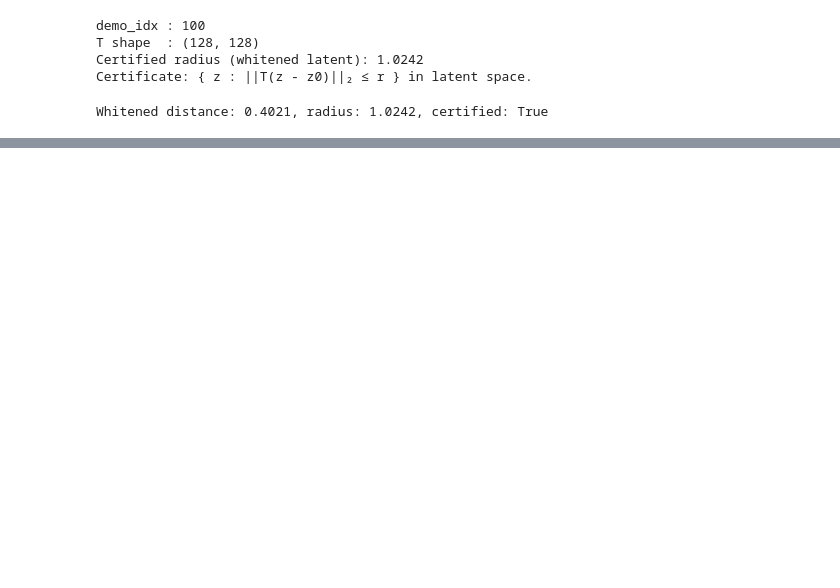
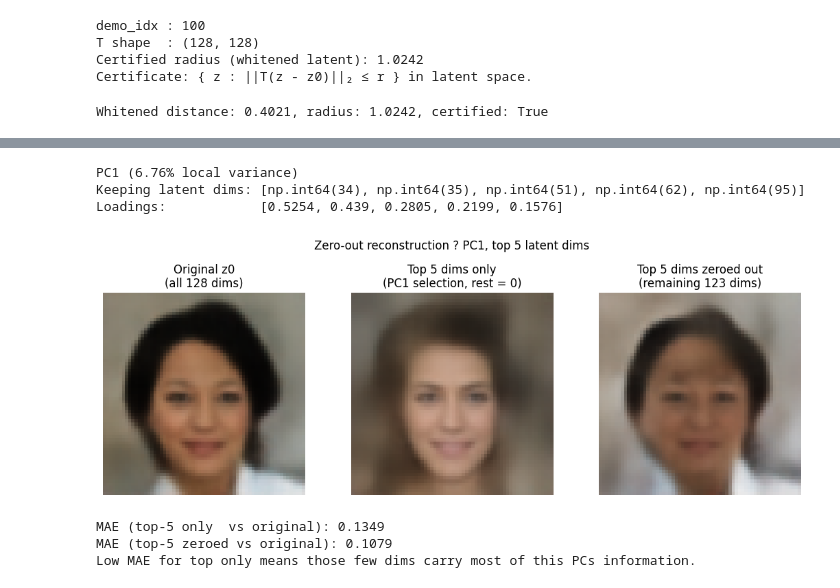
Before and after one commit to daniyaniazi/RandomizedSmothingmanifold, a Jupyter notebook: notebooks/Celeba_LatentManiSmooth.ipynb, the cells around one changed output, grey strips where cells are left out. Saved outputs shown, nothing was run; the diff lists cells and outputs as text; code cells hidden in the pictures; blank space fills up the shorter version.

```diff
--- a/notebooks/Celeba_LatentManiSmooth.ipynb
+++ b/notebooks/Celeba_LatentManiSmooth.ipynb
@@ -258,0 +701,76 @@ Whitened distance: 0.4021, radius: 1.0242, certified: True
+# %%
+# Zero-out reconstruction: keep only top-N latent dims for a chosen PC, zero all others
+# Run Cells 1-3 first (setup, kNN index, helper functions).
+
+pc_for_zeroing  = 1    # which PC to use for selecting important dims (1-based)
+top_n_keep      = 5    # how many top latent dims to keep non-zero
+demo_idx_zero   = 100  # which sample to reconstruct
+k_zero          = 500
+
+# Build local PCA around the sample
+z0_z = to_latent_np(knn_index.get_item_vector(demo_idx_zero))
+nn_ids_z = knn_index.get_nns_by_item(demo_idx_zero, k_zero)
+Z_loc_z = np.stack([to_latent_np(knn_index.get_item_vector(i)) for i in nn_ids_z], axis=0)
+mu_z = Z_loc_z.mean(axis=0)
+Z_c_z = Z_loc_z - mu_z
+
+pca_z = PCA(n_components=min(k_zero, LATENT_DIM))
+pca_z.fit(Z_c_z)
+Vt_z  = pca_z.components_
+evr_z = pca_z.explained_variance_ratio_
+
+# Top latent dims for the chosen PC (by absolute loading)
+pc_idx_z = pc_for_zeroing - 1
+abs_load_z = np.abs(Vt_z[pc_idx_z])
+top_dims_z = np.argsort(-abs_load_z)[:top_n_keep]
+
+print(f"PC{pc_for_zeroing} ({evr_z[pc_idx_z]*100:.2f}% local variance)")
+print(f"Keeping latent dims: {list(top_dims_z)}")
+print(f"Loadings:            {[round(float(abs_load_z[d]),4) for d in top_dims_z]}")
+
+# Build masked versions of z0
+z_full_kept  = z0_z.copy()                        # original, unchanged
+z_top_only   = np.zeros_like(z0_z)               # all zeros except top-N dims
+z_top_only[top_dims_z] = z0_z[top_dims_z]
+
+z_zeroed_out = z0_z.copy()                        # original with top-N zeroed
+z_zeroed_out[top_dims_z] = 0.0
+
+# Decode all three
+img_orig      = np.clip(decode_z_to_img(z_full_kept),  0.0, 1.0)
+img_top_only  = np.clip(decode_z_to_img(z_top_only),   0.0, 1.0)
+img_zeroed    = np.clip(decode_z_to_img(z_zeroed_out),  0.0, 1.0)
+
+# Show side by side
+fig, axes = plt.subplots(1, 3, figsize=(11, 3.8))
+
+axes[0].imshow(img_orig)
+axes[0].set_title("Original z0\n(all 128 dims)")
+axes[0].axis("off")
+
+axes[1].imshow(img_top_only)
+axes[1].set_title(f"Top {top_n_keep} dims only\n(PC{pc_for_zeroing} selection, rest = 0)")
+axes[1].axis("off")
+
+axes[2].imshow(img_zeroed)
+axes[2].set_title(f"Top {top_n_keep} dims zeroed out\n(remaining {LATENT_DIM - top_n_keep} dims)")
+axes[2].axis("off")
+
+plt.suptitle(f"Zero-out reconstruction ? PC{pc_for_zeroing}, top {top_n_keep} latent dims", y=1.02)
+plt.tight_layout()
+plt.show()
+
+# Pixel-level error vs original
+mae_top  = float(np.mean(np.abs(img_orig - img_top_only)))
+mae_rest = float(np.mean(np.abs(img_orig - img_zeroed)))
+print(f"MAE (top-{top_n_keep} only  vs original): {mae_top:.4f}")
+print(f"MAE (top-{top_n_keep} zeroed vs original): {mae_rest:.4f}")
+print("Low MAE for top only means those few dims carry most of this PCs information.")
+# %% [output]
+PC1 (6.76% local variance)
+Keeping latent dims: [np.int64(34), np.int64(35), np.int64(51), np.int64(62), np.int64(95)]
+Loadings:            [0.5254, 0.439, 0.2805, 0.2199, 0.1576]
+[figure, added]
+MAE (top-5 only  vs original): 0.1349
+MAE (top-5 zeroed vs original): 0.1079
+Low MAE for top only means those few dims carry most of this PCs information.
```
Also changed, not shown: parts of 10 cells of this notebook, 1 other file.
